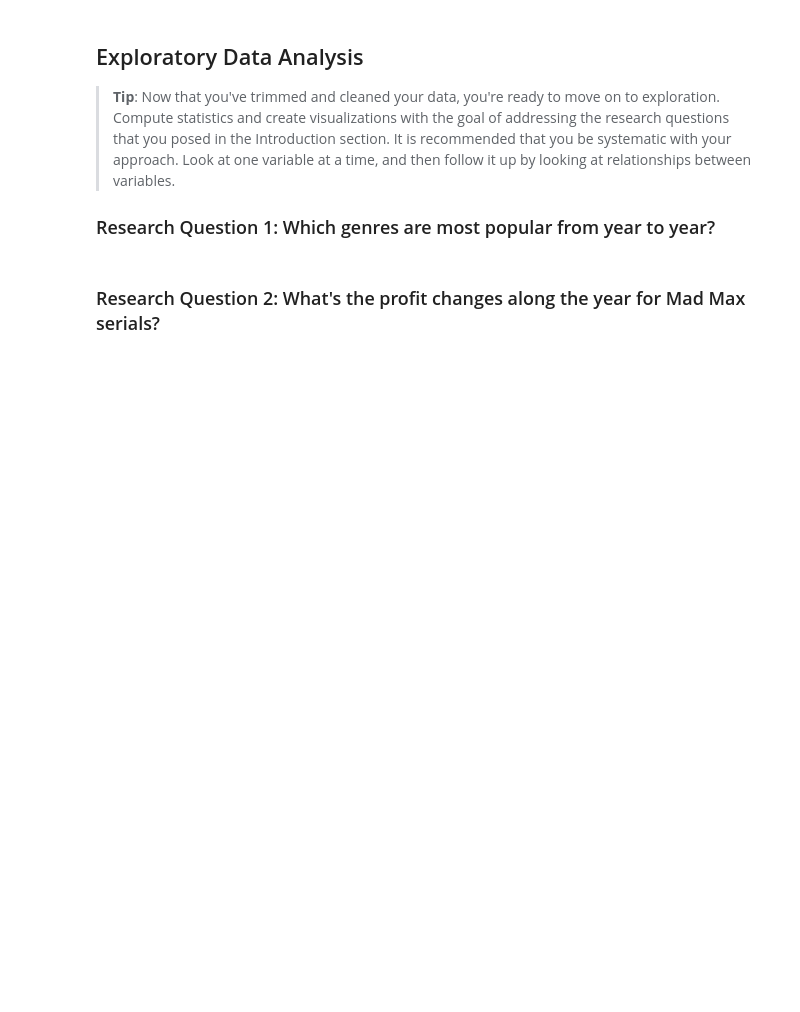
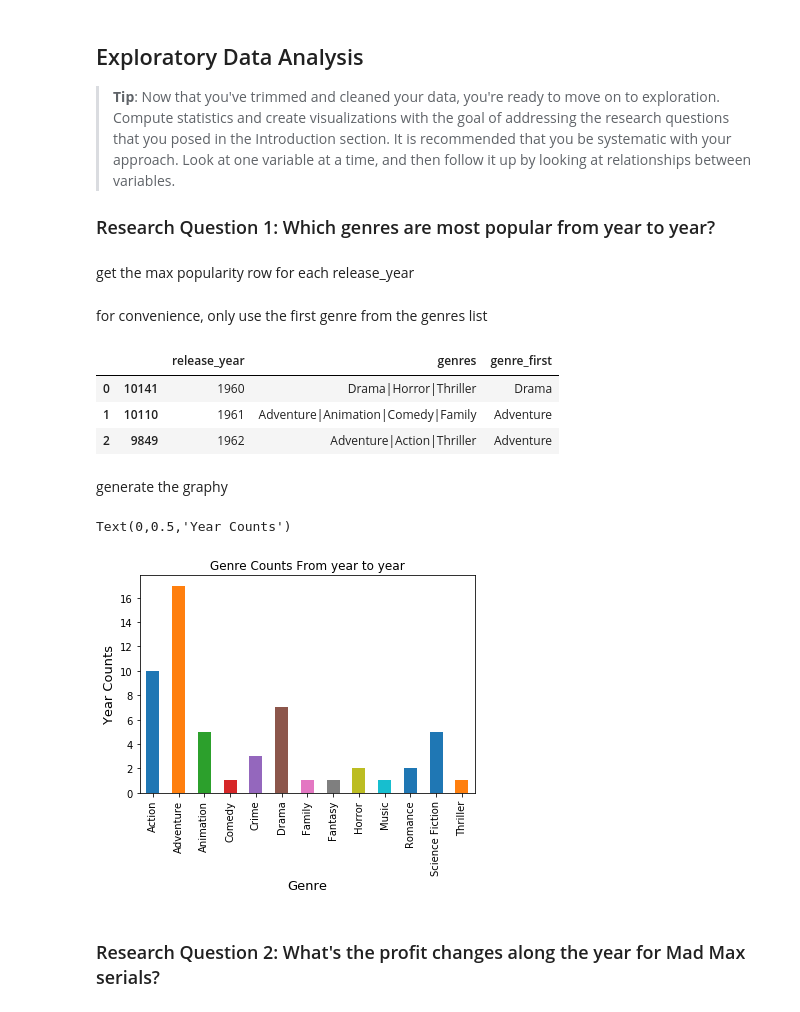
Before and after one commit to aqing1987/s-app-layer, a Jupyter notebook: udacity/ml-engineer-basic/investigate-a-dataset/investigate-tmdb-movies.ipynb, the cells around one changed output. Saved outputs shown, nothing was run; the diff lists cells and outputs as text; code cells hidden in the pictures; blank space fills up the shorter version.

```diff
--- a/udacity/ml-engineer-basic/investigate-a-dataset/investigate-tmdb-movies.ipynb
+++ b/udacity/ml-engineer-basic/investigate-a-dataset/investigate-tmdb-movies.ipynb
@@ -88,3 +83,0 @@ df.hist(figsize=(10, 8))
-# %%
-df.fillna(df.mean(), inplace=True)
-df.info()
@@ -174,6 +135,32 @@ memory usage: 1.5+ MB
 # %%
 # Use this, and more code cells, to explore your data. Don't forget to add
 #   Markdown cells to document your observations and findings.
+# %% [markdown]
+get the max popularity row for each release_year
+# %%
+df_out = df.groupby(['release_year'], as_index=False).apply(lambda t: t[t.popularity == t.popularity.max()])
+# %% [markdown]
+for convenience, only use the first genre from the genres list
+# %%
+df_out = df_out[['release_year', 'genres']]
+df_out['genre_first'] = df_out['genres'].apply(lambda t: t.split('|')[0])
+df_out.head(3)
+# %% [output]
+|  |  | release_year | genres | genre_first |
+| 0 | 10141 | 1960 | Drama|Horror|Thriller | Drama |
+| 1 | 10110 | 1961 | Adventure|Animation|Comedy|Family | Adventure |
+| 2 | 9849 | 1962 | Adventure|Action|Thriller | Adventure |
+# %% [markdown]
+generate the graphy
+# %%
+
+#df_out.groupby(['genre_first']).release_year.value_counts()
+df_out.groupby(['genre_first']).release_year.count().plot(kind='bar', title='Genre Counts From year to year')
+plt.xlabel('Genre', fontsize=13)
+plt.ylabel('Year Counts', fontsize=13)
+# %% [output]
+Text(0,0.5,'Year Counts')
+[figure, added]
 # %% [markdown]
 ### Research Question 2: What's the profit changes along the year for Mad Max serials?
 # %%
```
Also changed, not shown: parts of 18 cells of this notebook.
